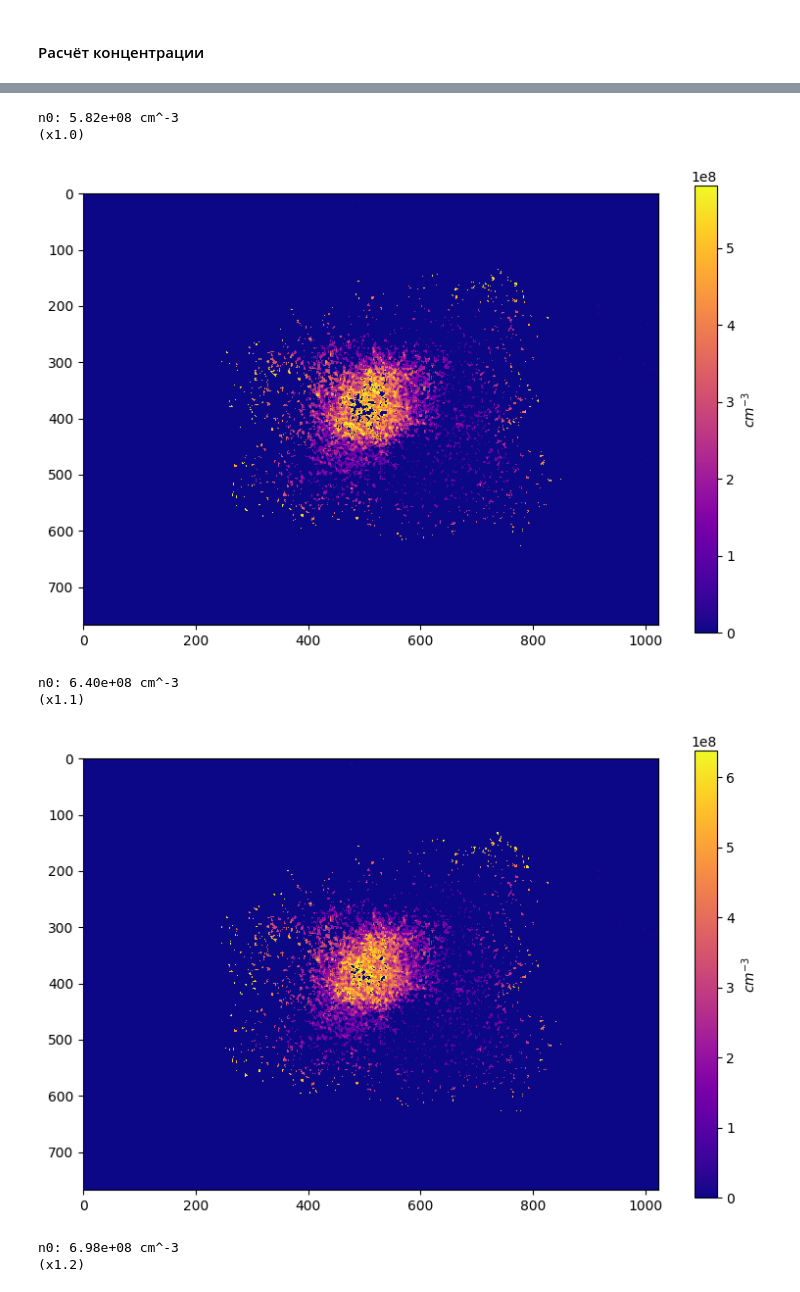
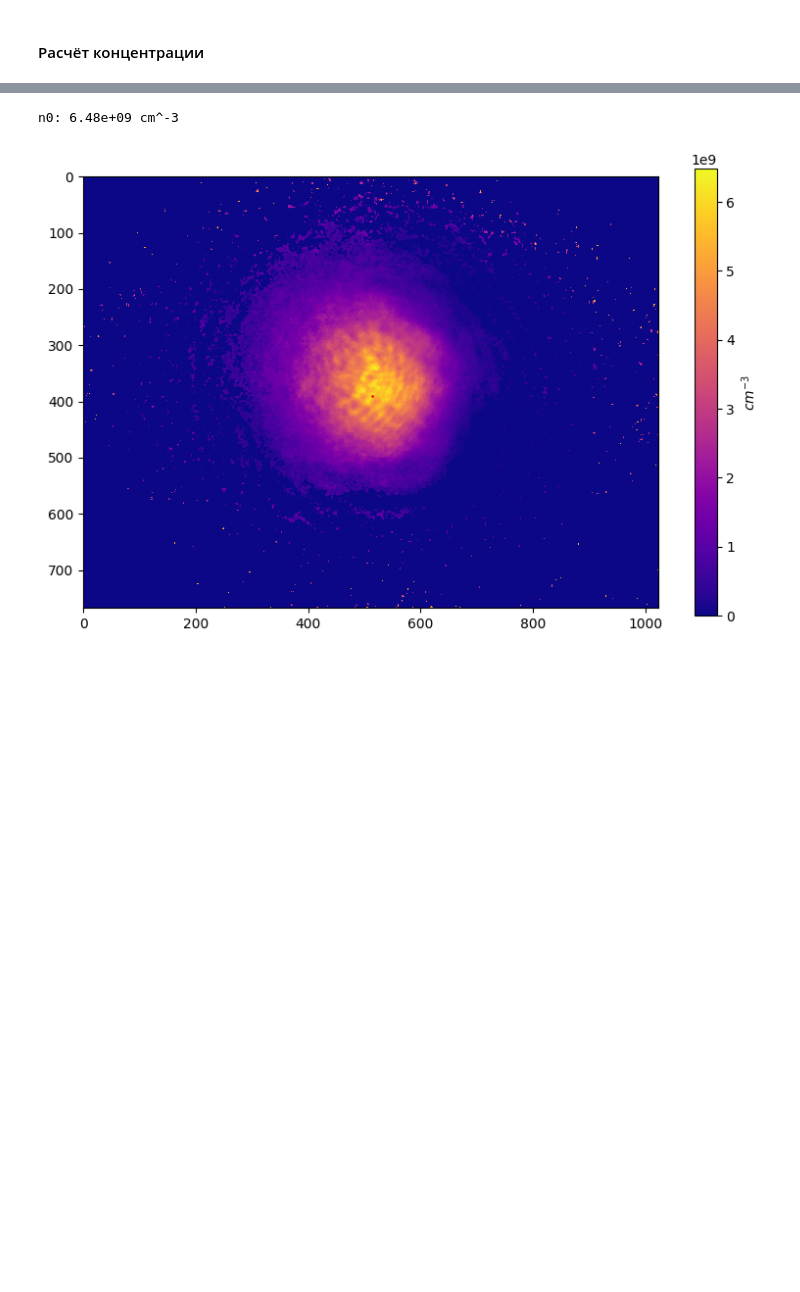
Before and after one commit to chekhyr/AbIm-soft, a Jupyter notebook: AI_Calcium.ipynb, the cells around one changed output, grey strips where cells are left out. Saved outputs shown, nothing was run; the diff lists cells and outputs as text; code cells hidden in the pictures; blank space fills up the shorter version.

Commit message:
AbIm: changed method of finding n0 to direct to get rid of uniform error

```diff
--- a/AI_Calcium.ipynb
+++ b/AI_Calcium.ipynb
@@ -27,10 +27,10 @@ Kx_abs = 0.0006272973203202318
 # %% [markdown]
 #### Обработка поглощения
 # %%
-file_abs = "image_13"
+file_abs = "image_5"
 #directory = r"..//" #EXPERIMENTS
 #directory = r"../..//" #desktop
-directory = r"../2025-10-08_densityScan_b=115/d=6.37V//" #EXPERIMENTS
+directory = r"../2025-10-09_densityScan_b=75/d=6.79V//" #EXPERIMENTS
 
 '''Чтение и разбиение файла'''
 img = PIL.Image.open(directory + file_abs + ".tif") #initially a grayscale image
@@ -175,32 +166,25 @@ Reading error: 5.820e+07
 # %%
 '''Профиль концентрации атомов n(x, y)'''
-for mul in range(10, 18, 1):
-    n = -np.log(M)/(np.sqrt(2*np.pi)*w_abs*Kx_abs*crosssection).astype(np.float32)
-    n0 = (k*mul)*peak #медианное сглаживание портит амплитуду, поэтому её приходится поправлять
-    print("\nn0: %.2e cm^-3" % n0)
-    print("(x%.1f)" % (mul/10.0))
+n = -np.log(M)/(np.sqrt(2*np.pi)*w_abs*Kx_abs*crosssection).astype(np.float32)
+_, n0, _, (j_peak, i_peak) = cv2.minMaxLoc(n, mask=ROI)
+print("\nn0: %.2e cm^-3" % n0)
 
-    '''Фильтрация физичных плотностей'''
-    for i in range(rows): #rows
-        for j in range(columns): #columns
-            if n[i, j] < 0.:
-                n[i, j] = 0.
-            elif n[i, j] > n0:
-                n[i, j] = 0.
+'''Фильтрация физичных плотностей'''
+for i in range(rows): #rows
+    for j in range(columns): #columns
+        if n[i, j] < 0.:
+            n[i, j] = 0.
+        elif n[i, j] > n0:
+            n[i, j] = 0.
 
-    '''Визуализация'''
-    plt.figure(figsize=(8, 6))
-    plt.imshow(n, cmap="plasma", interpolation="none")
-    plt.colorbar(shrink=.8, label="$cm^{-3}$")
-    plt.tight_layout()
-    plt.show()
-    #plt.savefig(directory + file_abs + "_n0=%.3e.png"%n0)
+'''Визуализация'''
+plt.figure(figsize=(8, 6))
+plt.imshow(n, cmap="plasma", interpolation="none")
+plt.plot(j_peak, i_peak, 'ro', markersize=1)
+plt.colorbar(shrink=.8, label="$cm^{-3}$")
+plt.tight_layout()
+plt.show()
+#plt.savefig(directory + file_abs + "_n0=%.3e.png"%n0)
 # %% [output]
-n0: 5.82e+08 cm^-3
-(x1.0)
+n0: 6.48e+09 cm^-3
-[figure, old version]
+[figure, new version]
-n0: 6.40e+08 cm^-3
-(x1.1)
-[figure, removed]
-n0: 6.98e+08 cm^-3
-(x1.2)
```
Also changed, not shown: parts of 6 cells of this notebook.
